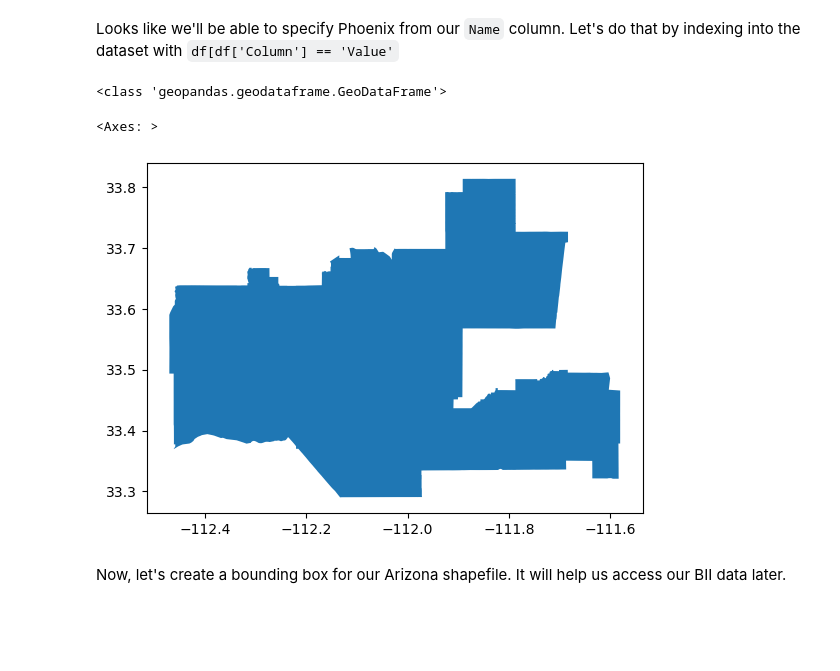
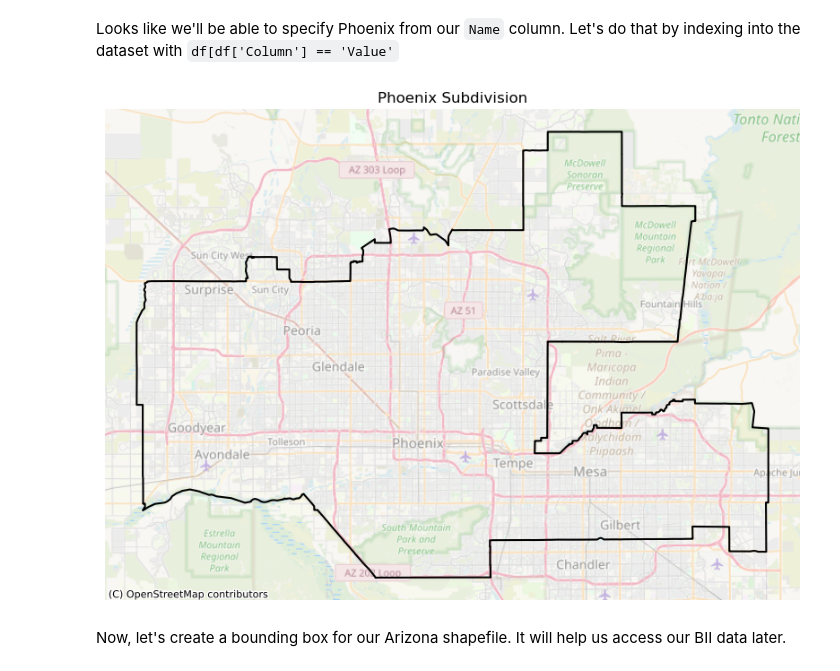
Before and after one commit to ht-oliver/biodiversity-phoenix, a Jupyter notebook: analysis.ipynb, the cells around one changed output. Cells and saved outputs as stored; diff of their text form; code cells hidden in the pictures; blank space fills up the shorter version.

Commit message:
Change figures and incorporate feedback

```diff
--- a/analysis.ipynb
+++ b/analysis.ipynb
@@ -75,17 +79,27 @@ arizona.head()
 # %% [markdown]
 Looks like we'll be able to specify Phoenix from our `Name` column. Let's do that by indexing into the dataset with `df[df['Column'] == 'Value'`
 # %%
+# Filter Phoenix
 phoenix = arizona[arizona['NAME'] == 'Phoenix']
 
-# Check data type of phoenix dataset
-print(type(phoenix))
+# Reproject to Web Mercator (EPSG:3857) for use with basemap
+phoenix_web_mercator = phoenix.to_crs(epsg=3857)
 
-# Exploratory plot
-phoenix.plot()
+# Create plot
+fig, ax = plt.subplots(figsize=(10, 10))
+phoenix_web_mercator.plot(ax=ax, edgecolor='black', facecolor='none', linewidth=1.5)
+
+# Remove axes
+ax.set_axis_off()
+
+# Add OpenStreetMap basemap with transparency
+ctx.add_basemap(ax, source=ctx.providers.OpenStreetMap.Mapnik, alpha=0.5)
+
+ax.axes.set_title('Phoenix Subdivision')
+
+plt.show()
 # %% [output]
-<class 'geopandas.geodataframe.GeoDataFrame'>
-<Axes: >
-[figure, old version]
+[figure, new version]
 # %% [markdown]
 Now, let's create a bounding box for our Arizona shapefile. It will help us access our BII data later.
 # %%
```
Also changed, not shown: parts of 6 cells of this notebook, 1 other file.
